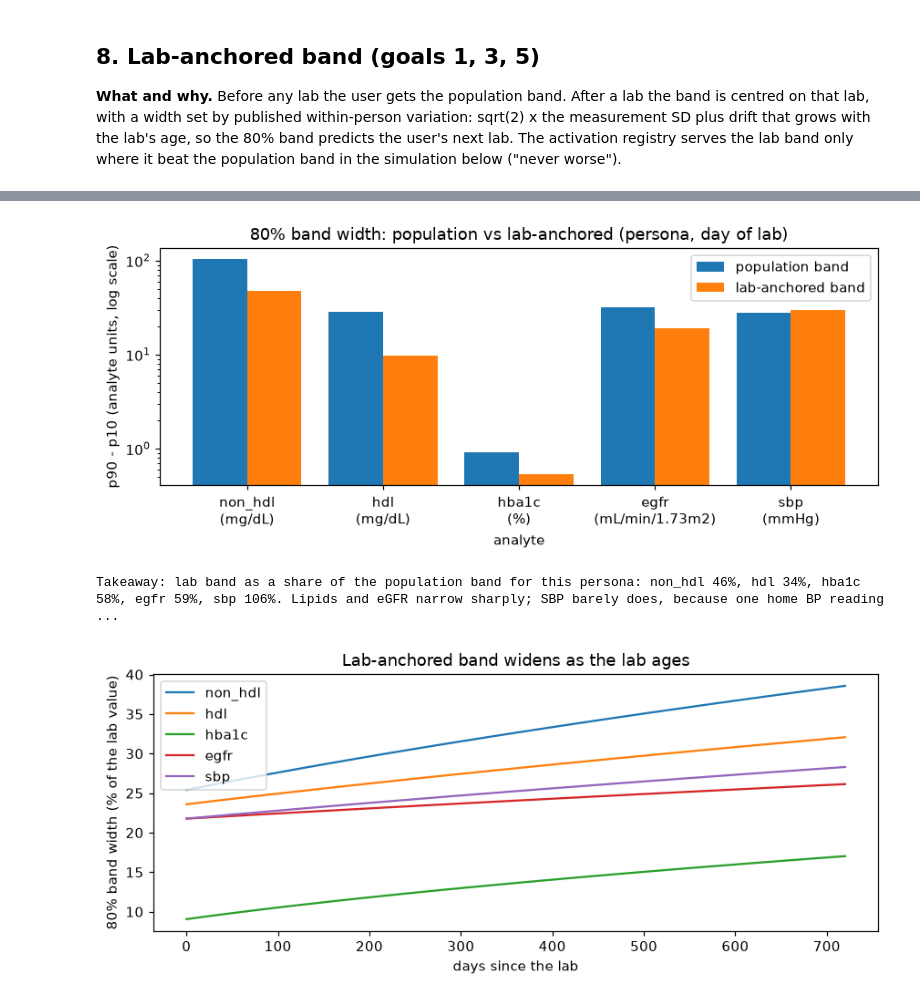
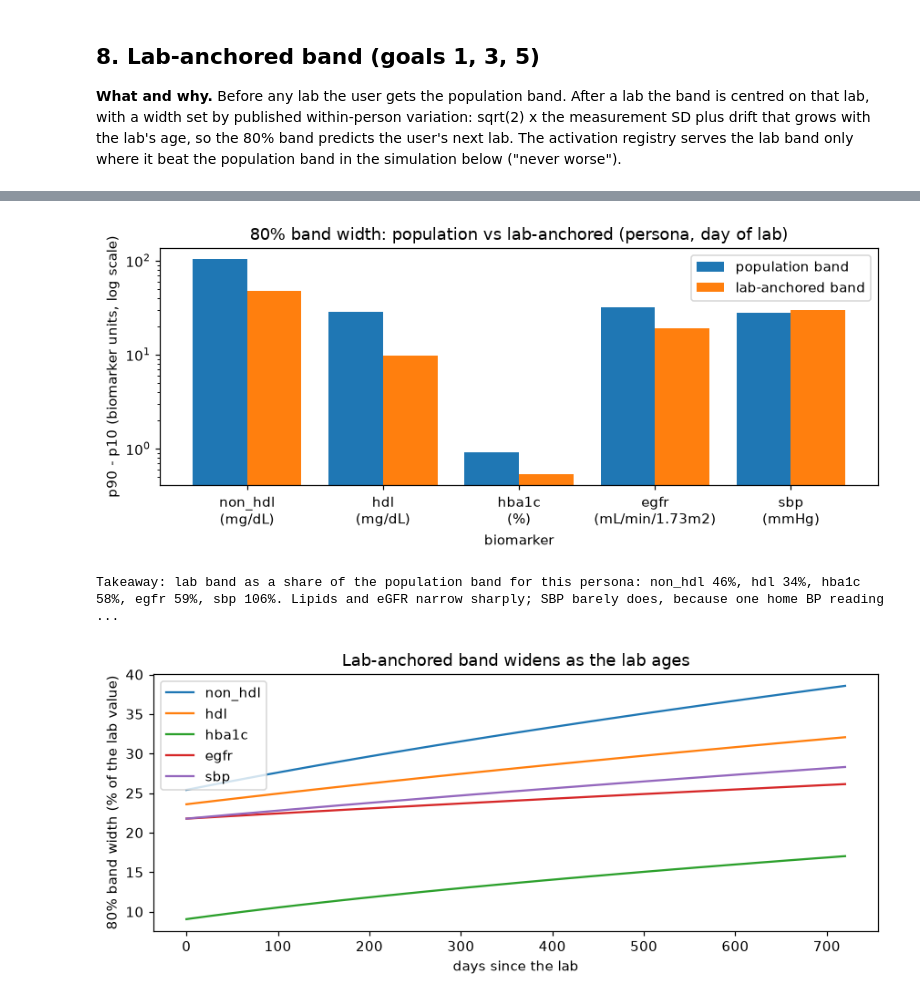
Before and after one commit to MeSquareApp/MeSquareMLEngine, a Jupyter notebook: notebooks/personalization_twin.ipynb, the cells around one changed output, grey strips where cells are left out. Drawn from its saved outputs; the diff is of its cells as text; code cells hidden in the pictures.

```diff
--- a/notebooks/personalization_twin.ipynb
+++ b/notebooks/personalization_twin.ipynb
@@ -784,7 +784,7 @@ after = twin_state(
 comparison = pl.DataFrame(
     [
         {
-            "analyte": b.analyte,
+            "biomarker": b.biomarker,
             "unit": b.unit,
             "population_band": f"{b.p10:.1f}-{b.p90:.1f}",
             "population_width": b.p90 - b.p10,
@@ -808,37 +808,37 @@ shape: (5, 8)
 | "sbp" | "mmHg" | "108.3-136.3" | 27.98 | "lab" | "122.0-151.6" | 29.61 | 1.06 |
 # %%
 fig, ax = plt.subplots(figsize=(8, 3.5))
-positions = np.arange(len(MODEL_ANALYTES))
+positions = np.arange(len(MODEL_BIOMARKERS))
 ax.bar(
     positions - 0.2,
     comparison["population_width"].to_list(),
     0.4,
     label="population band",
 )
 ax.bar(
     positions + 0.2, comparison["lab_width"].to_list(), 0.4, label="lab-anchored band"
 )
-ax.set_xticks(positions, [f"{n}\n({UNITS[n]})" for n in MODEL_ANALYTES])
+ax.set_xticks(positions, [f"{n}\n({UNITS[n]})" for n in MODEL_BIOMARKERS])
 ax.set_yscale("log")
 ax.set_title("80% band width: population vs lab-anchored (persona, day of lab)")
-ax.set_xlabel("analyte")
-ax.set_ylabel("p90 - p10 (analyte units, log scale)")
+ax.set_xlabel("biomarker")
+ax.set_ylabel("p90 - p10 (biomarker units, log scale)")
 ax.legend()
 fig.tight_layout()
 plt.show()
 ratios = ", ".join(
     f"{n} {r:.0%}"
-    for n, r in zip(comparison["analyte"], comparison["width_ratio"], strict=True)
+    for n, r in zip(comparison["biomarker"], comparison["width_ratio"], strict=True)
 )
 print(
     "Takeaway: lab band as a share of the population "
     f"band for this persona: {ratios}. Lipids and eGFR "
     "narrow sharply; SBP barely does, because one home "
     "BP reading varies about as much as people of this "
     "profile do."
 )
 # %% [output]
-[figure, old version]
+[figure, new version]
 Takeaway: lab band as a share of the population band for this persona: non_hdl 46%, hdl 34%, hba1c 58%, egfr 59%, sbp 106%. Lipids and eGFR narrow sharply; SBP barely does, because one home BP reading ...
 # %%
 days = np.arange(0, 731, 15)
```
Also changed, not shown: parts of 22 cells of this notebook, 24 other files.
